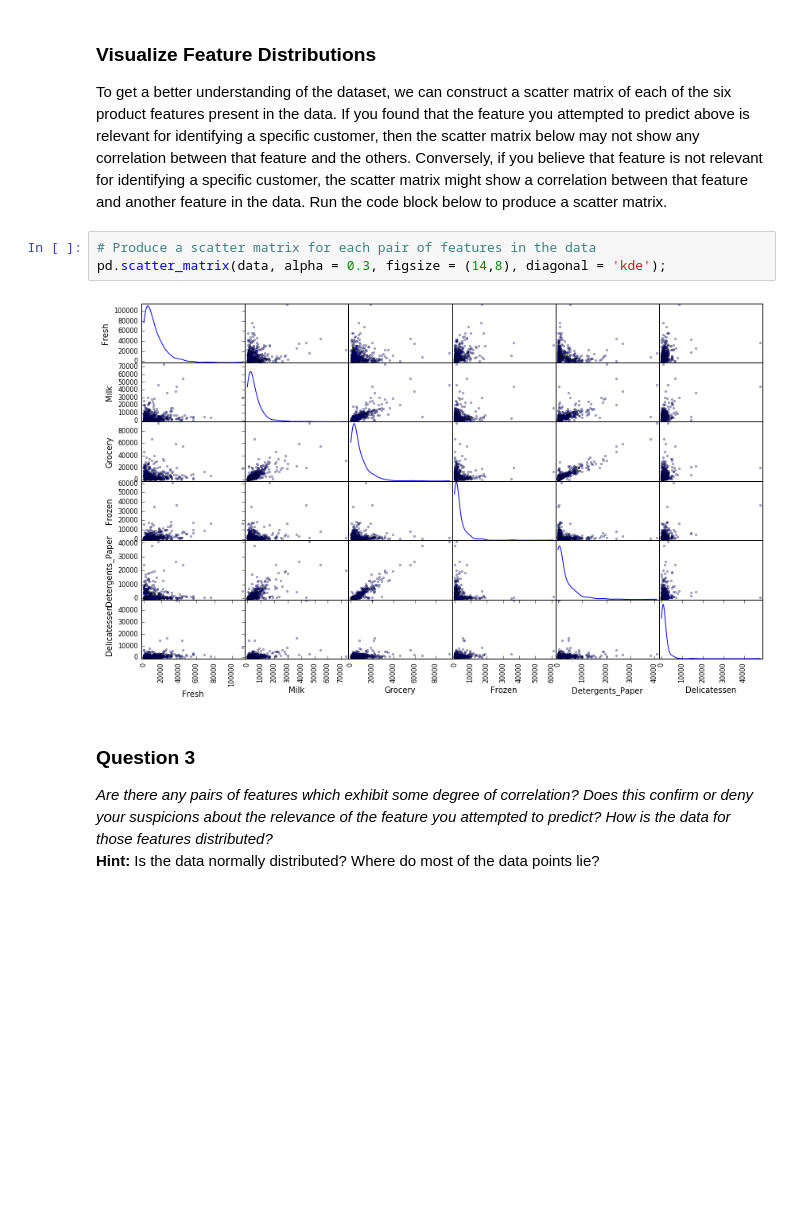
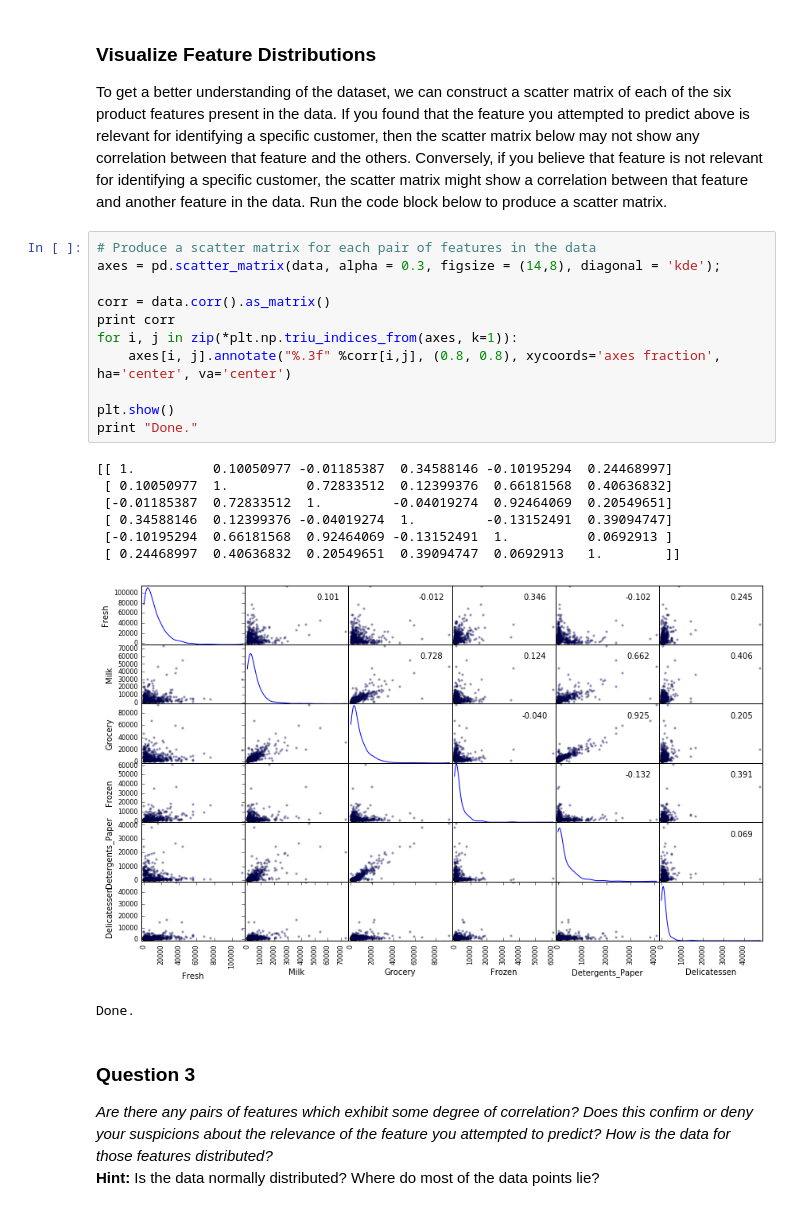
Before and after one commit to thalles753/machine-learning, a Jupyter notebook: projects/creating_customer_segments/customer_segments.ipynb, the cells around one changed output. Saved outputs shown, nothing was run; the diff lists cells and outputs as text; blank space fills up the shorter version.

```diff
--- a/projects/creating_customer_segments/customer_segments.ipynb
+++ b/projects/creating_customer_segments/customer_segments.ipynb
@@ -171,9 +173,24 @@ score:  0.155620819189
 To get a better understanding of the dataset, we can construct a scatter matrix of each of the six product features present in the data. If you found that the feature you attempted to predict above is relevant for identifying a specific customer, then the scatter matrix below may not show any correlation between that feature and the others. Conversely, if you believe that feature is not relevant for identifying a specific customer, the scatter matrix might show a correlation between that feature and another feature in the data. Run the code block below to produce a scatter matrix.
 # %%
 # Produce a scatter matrix for each pair of features in the data
-pd.scatter_matrix(data, alpha = 0.3, figsize = (14,8), diagonal = 'kde');
+axes = pd.scatter_matrix(data, alpha = 0.3, figsize = (14,8), diagonal = 'kde');
+
+corr = data.corr().as_matrix()
+print corr
+for i, j in zip(*plt.np.triu_indices_from(axes, k=1)):
+    axes[i, j].annotate("%.3f" %corr[i,j], (0.8, 0.8), xycoords='axes fraction', ha='center', va='center')
+
+plt.show()
+print "Done."
 # %% [output]
+[[ 1.          0.10050977 -0.01185387  0.34588146 -0.10195294  0.24468997]
+ [ 0.10050977  1.          0.72833512  0.12399376  0.66181568  0.40636832]
+ [-0.01185387  0.72833512  1.         -0.04019274  0.92464069  0.20549651]
+ [ 0.34588146  0.12399376 -0.04019274  1.         -0.13152491  0.39094747]
+ [-0.10195294  0.66181568  0.92464069 -0.13152491  1.          0.0692913 ]
+ [ 0.24468997  0.40636832  0.20549651  0.39094747  0.0692913   1.        ]]
-[figure, old version]
+[figure, new version]
+Done.
 # %% [markdown]
 ### Question 3
 *Are there any pairs of features which exhibit some degree of correlation? Does this confirm or deny your suspicions about the relevance of the feature you attempted to predict? How is the data for those features distributed?*
```
Also changed, not shown: parts of 22 cells of this notebook.
